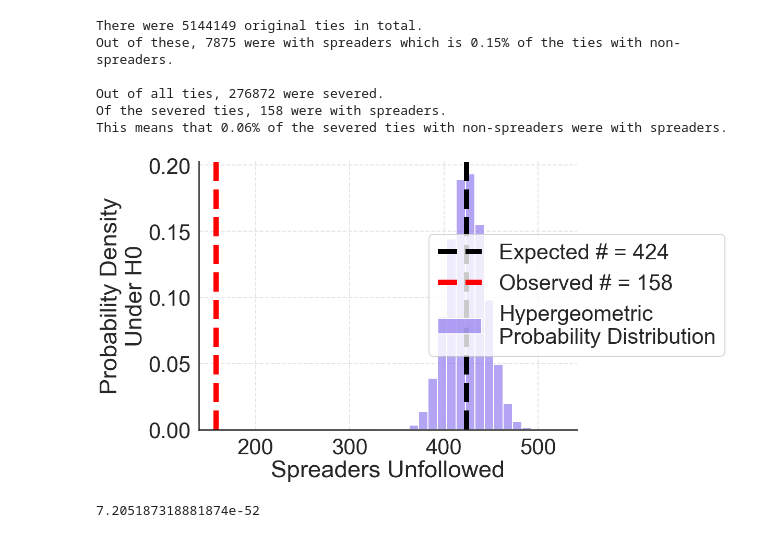
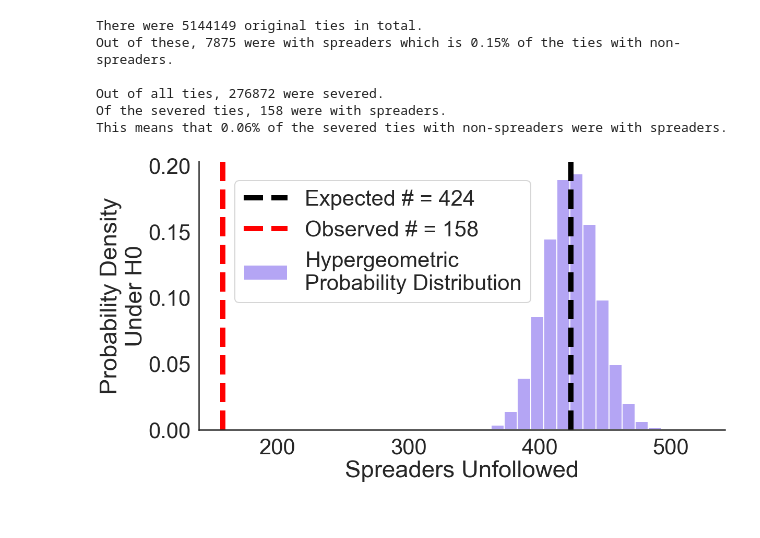
Before and after one commit to josh-ashkinaze/unfollowing_obs2, a Jupyter notebook: desc_stats.ipynb, the cells around one changed output. Cells and saved outputs as stored; diff of their text form; code cells hidden in the pictures.

```diff
--- a/desc_stats.ipynb
+++ b/desc_stats.ipynb
@@ -744,7 +748,8 @@ def print_summary(edges_augment):
 
 
 conditions = {
-    'unfollowing': "not (friends_id in @banned_alters or main in @banned_egos)"
+    'unfollowing': "not (friends_id in @banned_friends or main in @banned_mains)",
+    "wrong":"not (friends_id in @banned_mains)"
 
 }
 
@@ -795,6 +798,7 @@ plt.xlabel("Unfollowing Rate (%)")
 
 plt.xlabel("")
 sns.despine()
+plt.rcParams['axes.grid'] = False
 plt.tight_layout()
 plt.savefig("unfollow_2__vertical_obs.png", dpi=400)
 plt.show()
@@ -827,6 +831,7 @@ for p in ax.patches:
 
 plt.title("Unfollowing Rates (%) By Type of Tie")
 plt.xlabel("Unfollwing Rate (%)")
+plt.rcParams['axes.grid'] = False
 
 plt.ylabel("")
 sns.despine()
@@ -970,36 +971,32 @@ probabilities_scipy = hypergeom.pmf(k_values, N, K, n)
 # Calculate the mean of the hypergeometric distribution
 mean_k = (n * K) / N
 
 # Define the range around the mean
 lower_bound_mean = int(mean_k - 100)
 upper_bound_mean = int(mean_k + 100)
 
 # Filter k values and probabilities based on the new range
 filtered_k_values_mean = k_values[(k_values >= lower_bound_mean) & (k_values <= upper_bound_mean)]
 filtered_probabilities_mean = probabilities_scipy[(k_values >= lower_bound_mean) & (k_values <= upper_bound_mean)]
 
 
 
 plt.figure(figsize=(18, 10))
 sns.histplot(x=filtered_k_values_mean, weights=filtered_probabilities_mean, bins=int(len(filtered_k_values_mean)/10), color="#826AED",  alpha=0.6,  label="Hypergeometric\nProbability Distribution", kde=False)
 # Check if observed k is within the filtered range and plot accordingly
 
 
 plt.axvline(mean_k, color="black", linestyle="--", linewidth=10, label=f"Expected # = {mean_k:.0f}")
 plt.axvline(k, color="red", linestyle="--", label=f"Observed # = {k}", linewidth=10)
 
 # plt.title("Observed number of spreaders unfollowed\nvs null distribution if unfollowing was random\n", fontweight='bold')
 plt.xlabel("Spreaders Unfollowed")
 plt.ylabel("Probability Density\nUnder H0")
-plt.legend(loc="center", bbox_to_anchor=(1, 0.5))
+plt.legend(loc="center", bbox_to_anchor=(0.35, 0.7))
 
 sns.despine()
 plt.tight_layout()
 plt.savefig("unfollow_obs_p.png", dpi=400)
 plt.show()
 # %% [output]
-[figure, old version]
+[figure, new version]
-# %%
-p_value
-# %% [output]
-7.205187318881874e-52
```
Also changed, not shown: parts of 9 cells of this notebook.
